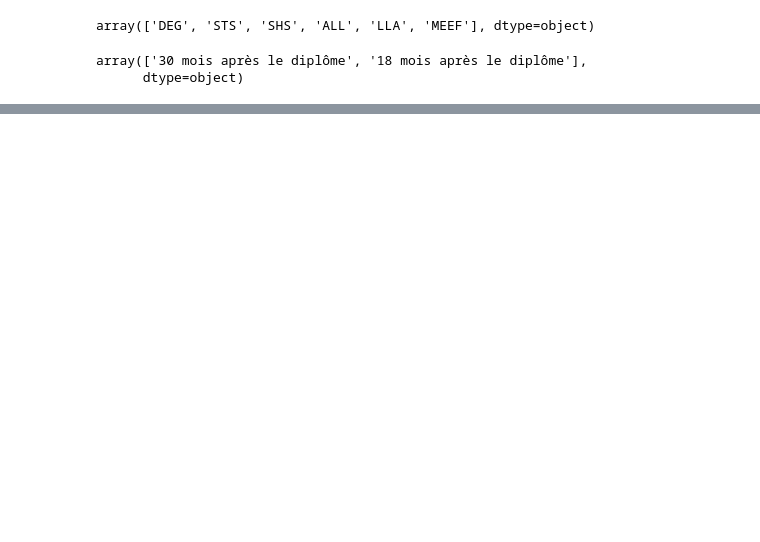
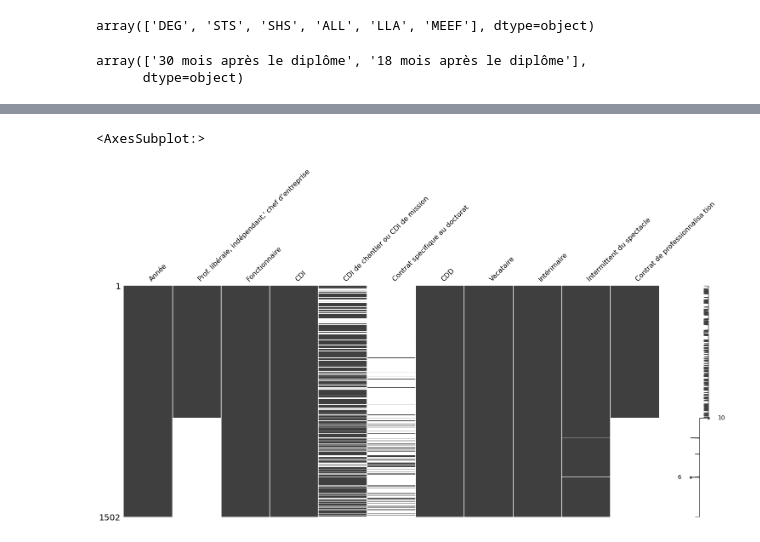
Before and after one commit to smtux/DUDA, a Jupyter notebook: inser_pro/src/pro.ipynb, the cells around one changed output, grey strips where cells are left out. Saved outputs shown, nothing was run; the diff lists cells and outputs as text; code cells hidden in the pictures; blank space fills up the shorter version.

```diff
--- a/inser_pro/src/pro.ipynb
+++ b/inser_pro/src/pro.ipynb
@@ -59,3 +73,6 @@ ins_prof["situation"].unique()
 # %% [output]
 array(['30 mois après le diplôme', '18 mois après le diplôme'],
       dtype=object)
+# %%
+# Sélection des variables correspondant aux métiers
+df_metier = ins_prof.iloc[:, 32:89]
@@ -61,0 +95,3 @@ array(['30 mois après le diplôme', '18 mois après le diplôme'],
+# %%
+# Ajout de l'indication de l'année
+df = ins_prof[["Année"]].join(df_metier)
@@ -62,3 +118,3 @@ array(['30 mois après le diplôme', '18 mois après le diplôme'],
 # %%
-# Selection des colonnes des métiers + types de contrats
-ins_prof.iloc[:, 30:85]
+# Sélection des types de contrats
+df_contrat = df.iloc[:, 0:11]
@@ -78,0 +121,3 @@ ins_prof.iloc[:, 30:85]
+# %%
+# Suppression des lignes sans indication du type de contrat
+df_contrat.dropna(subset=df_contrat.columns[1:], how='all', inplace=True)
@@ -78,0 +140,6 @@ ins_prof.iloc[:, 30:85]
+# %%
+# Recherche des valeurs manquantes par type de contrats
+msno.matrix(df_contrat)
+# %% [output]
+<AxesSubplot:>
+[figure, added]
```
Also changed, not shown: parts of 9 cells of this notebook.
